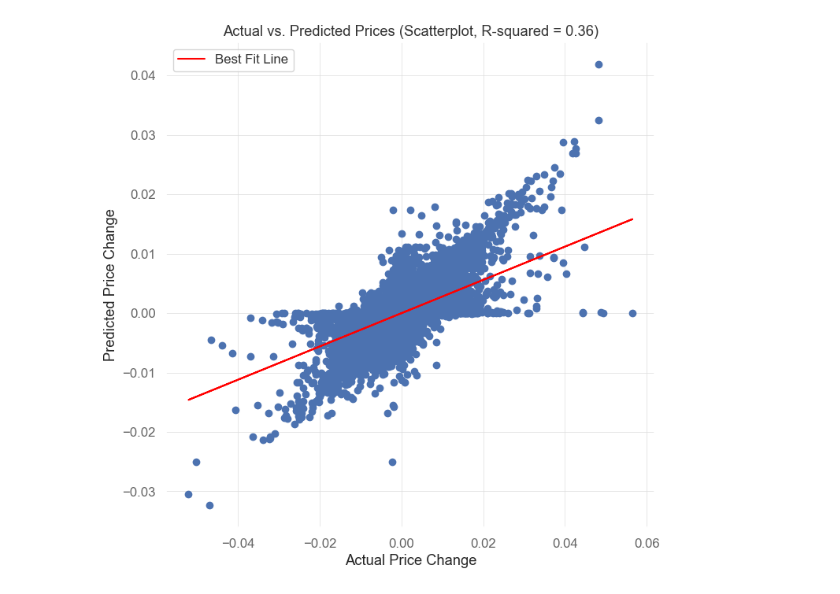
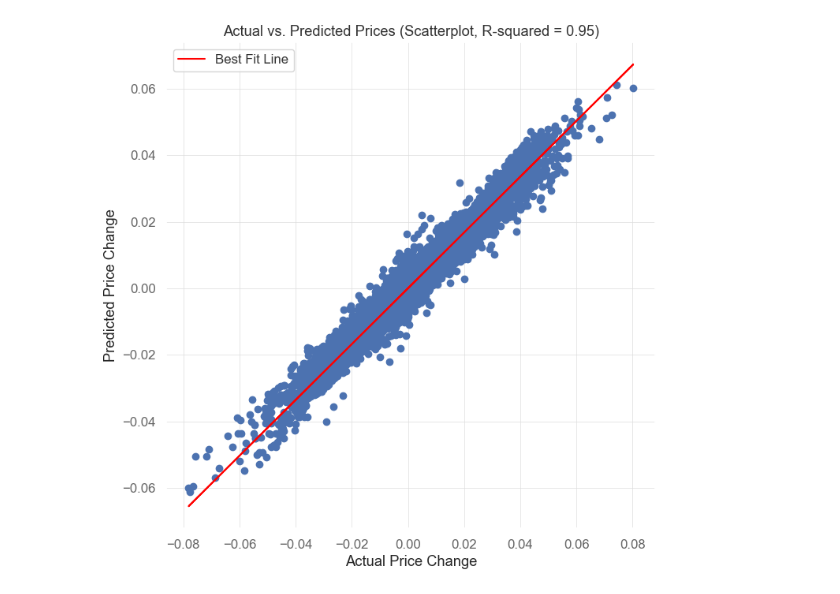
Before and after one commit to eervin123/feature-engineering, a Jupyter notebook: backtest-st-momentum.ipynb, the cells around one changed output. Cells and saved outputs as stored; diff of their text form; code cells hidden in the pictures.

```diff
--- a/backtest-st-momentum.ipynb
+++ b/backtest-st-momentum.ipynb
@@ -108,6 +54,6 @@ df = data.copy()
 # %%
 # Create the features (X) and target (y) data using numpy
-X = df['signal'].iloc[:-forecast].values.reshape(-1, 1) # signal
+X = df[['ema1_signal', 'ema2_signal', 'sma1_signal', 'sma2_signal', 'Volume']].iloc[:-forecast].values # signal and volume
 y = df['Close'].pct_change(forecast).dropna().iloc[:-forecast].values.reshape(-1, 1) # future
 
 # Split the data into training and testing sets and make sure they are the same length
@@ -118,4 +64,17 @@ y = y[:min_length]
 # Create the model and fit it to the data
 model = RandomForestRegressor(n_estimators=100, random_state=42, n_jobs=-1)
 model.fit(X, y.ravel())
+logging.info(f"Model fitted")
+y_val = df['Close'].shift(-forecast).pct_change(forecast).dropna() # future
+X_val = df[['ema1_signal', 'ema2_signal', 'sma1_signal', 'sma2_signal', 'Volume']][-len(y_val):] # signal and volume
+y_val = y_val.values.reshape(-1, 1) # reshape to 2D
+# make predictions
+logging.info(f"Making predictions")
+y_pred = model.predict(X_val.values)
+logging.info(f"Predictions made")
+
+# remove NaNs and infinities
+valid_indices = ~np.isnan(y_pred) & ~np.isnan(y_val.ravel()) # remove NaNs
+y_pred = y_pred[valid_indices]
+y_val = y_val[valid_indices]
 # %% [output]
@@ -171,24 +119,24 @@ plt.show()
 # %%
+# Create a scatter plot of the predictions versus the actual values
+def plot_scatter(y_val, y_pred, r2):
 
+    # Fit a line of best fit to the data
+    coeffs = np.polyfit(y_val.ravel(), y_pred.ravel(), 1)
+    line = coeffs[0] * y_val.ravel() + coeffs[1]
 
-# Calculate R-squared value
-r2 = np.corrcoef(y_val.ravel(), y_pred.ravel())[0][1] ** 2
+    # Plot actual vs predicted prices as scatterplot
+    plt.figure(figsize=(8, 8))
+    plt.scatter(y_val, y_pred)
+    plt.xlabel('Actual Price Change')
+    plt.ylabel('Predicted Price Change')
+    plt.title(f'Actual vs. Predicted Prices (Scatterplot, R-squared = {r2:.2f})')
 
-# Fit a line of best fit to the data
-coeffs = np.polyfit(y_val.ravel(), y_pred.ravel(), 1)
-line = coeffs[0] * y_val.ravel() + coeffs[1]
+    # Add best fit line
+    plt.plot(y_val.ravel(), line, color='red', label='Best Fit Line')
+    plt.legend()
 
-# Plot actual vs predicted prices as scatterplot
-plt.figure(figsize=(8, 8))
-plt.scatter(y_val, y_pred)
-plt.xlabel('Actual Price Change')
-plt.ylabel('Predicted Price Change')
-plt.title(f'Actual vs. Predicted Prices (Scatterplot, R-squared = {r2:.2f})')
+    plt.show()
 
-# Add best fit line
-plt.plot(y_val.ravel(), line, color='red', label='Best Fit Line')
-plt.legend()
-
-plt.show()
+plot_scatter(y_val, y_pred, stats['r2'])
 # %% [output]
-[figure, old version]
+[figure, new version]
```
Also changed, not shown: parts of 19 cells of this notebook, 1 other file.
